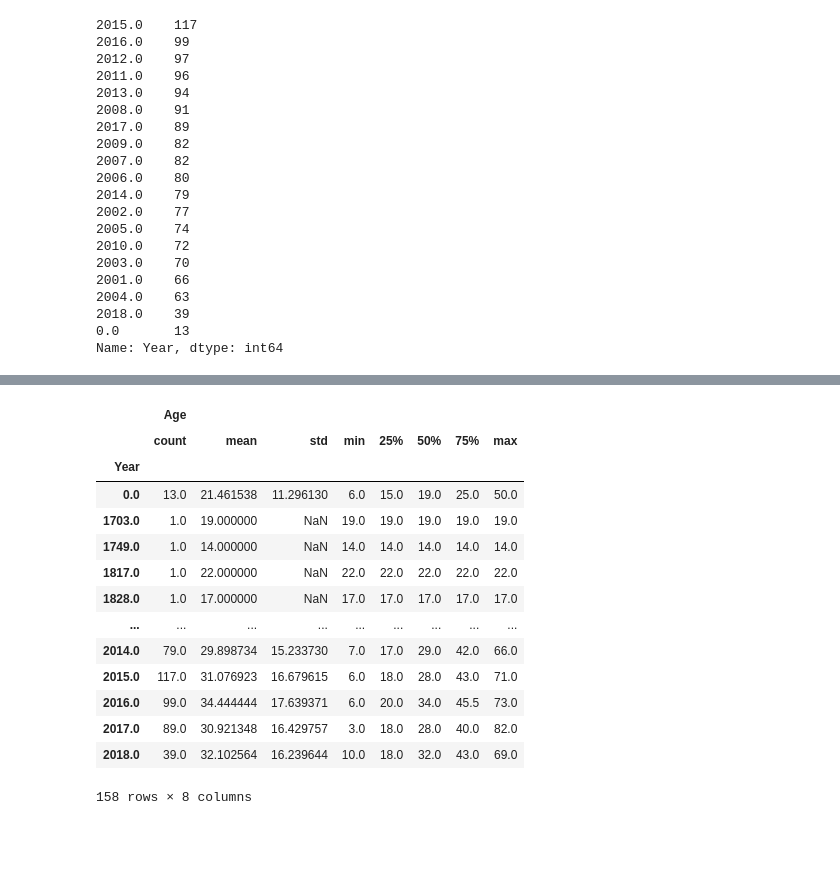
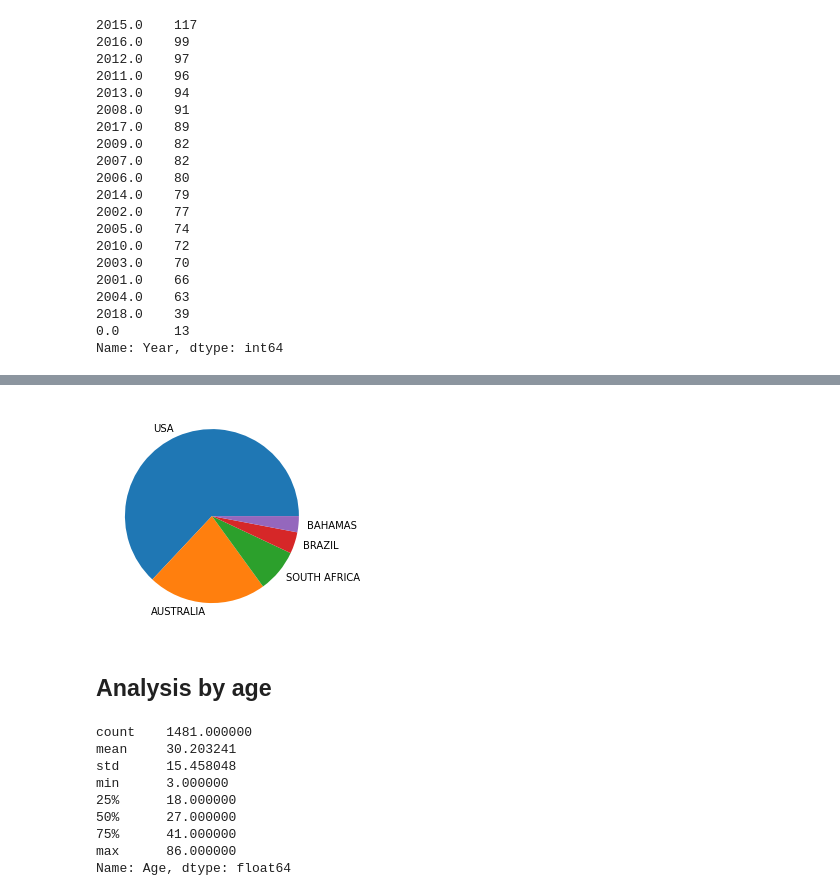
Before and after one commit to diegomdias87/Shark_Attack_Project, a Jupyter notebook: main.ipynb, the cells around one changed output, grey strips where cells are left out. Drawn from its saved outputs; the diff is of its cells as text; code cells hidden in the pictures; blank space fills up the shorter version.

```diff
--- a/main.ipynb
+++ b/main.ipynb
@@ -698,0 +758,8 @@ month_groups = db2.groupby(by='Month')
+# %%
+country_values = db2['Country'].value_counts(normalize=True)
+# %%
+country_list = ['USA', 'AUSTRALIA', 'SOUTH AFRICA', 'BRAZIL', 'BAHAMAS']
+country_count = []
+for i in country_list:
+    value = country_values.loc[country_values.index.isin([i])]
+    country_count.append(value.item())
@@ -699,18 +775,19 @@ month_groups = db2.groupby(by='Month')
+# %%
+plt.pie(country_newvalue, labels=country_list)
+plt.show()
+# %% [output]
+[figure, added]
+# %% [markdown]
+## Analysis by age
 # %%
-db2.groupby(by='Year').describe()
+db2['Age'].describe()
 # %% [output]
-|  | Age |  |  |  |  |  |  |  |
-|  | count | mean | std | min | 25% | 50% | 75% | max |
-| Year |  |  |  |  |  |  |  |  |
-| 0.0 | 13.0 | 21.461538 | 11.296130 | 6.0 | 15.0 | 19.0 | 25.0 | 50.0 |
-| 1703.0 | 1.0 | 19.000000 | NaN | 19.0 | 19.0 | 19.0 | 19.0 | 19.0 |
-| 1749.0 | 1.0 | 14.000000 | NaN | 14.0 | 14.0 | 14.0 | 14.0 | 14.0 |
-| 1817.0 | 1.0 | 22.000000 | NaN | 22.0 | 22.0 | 22.0 | 22.0 | 22.0 |
-| 1828.0 | 1.0 | 17.000000 | NaN | 17.0 | 17.0 | 17.0 | 17.0 | 17.0 |
-| ... | ... | ... | ... | ... | ... | ... | ... | ... |
-| 2014.0 | 79.0 | 29.898734 | 15.233730 | 7.0 | 17.0 | 29.0 | 42.0 | 66.0 |
-| 2015.0 | 117.0 | 31.076923 | 16.679615 | 6.0 | 18.0 | 28.0 | 43.0 | 71.0 |
-| 2016.0 | 99.0 | 34.444444 | 17.639371 | 6.0 | 20.0 | 34.0 | 45.5 | 73.0 |
-| 2017.0 | 89.0 | 30.921348 | 16.429757 | 3.0 | 18.0 | 28.0 | 40.0 | 82.0 |
-| 2018.0 | 39.0 | 32.102564 | 16.239644 | 10.0 | 18.0 | 32.0 | 43.0 | 69.0 |
-158 rows × 8 columns
+count    1481.000000
+mean     30.203241
+std      15.458048
+min      3.000000
+25%      18.000000
+50%      27.000000
+75%      41.000000
+max      86.000000
+Name: Age, dtype: float64
```
Also changed, not shown: parts of 28 cells of this notebook.
